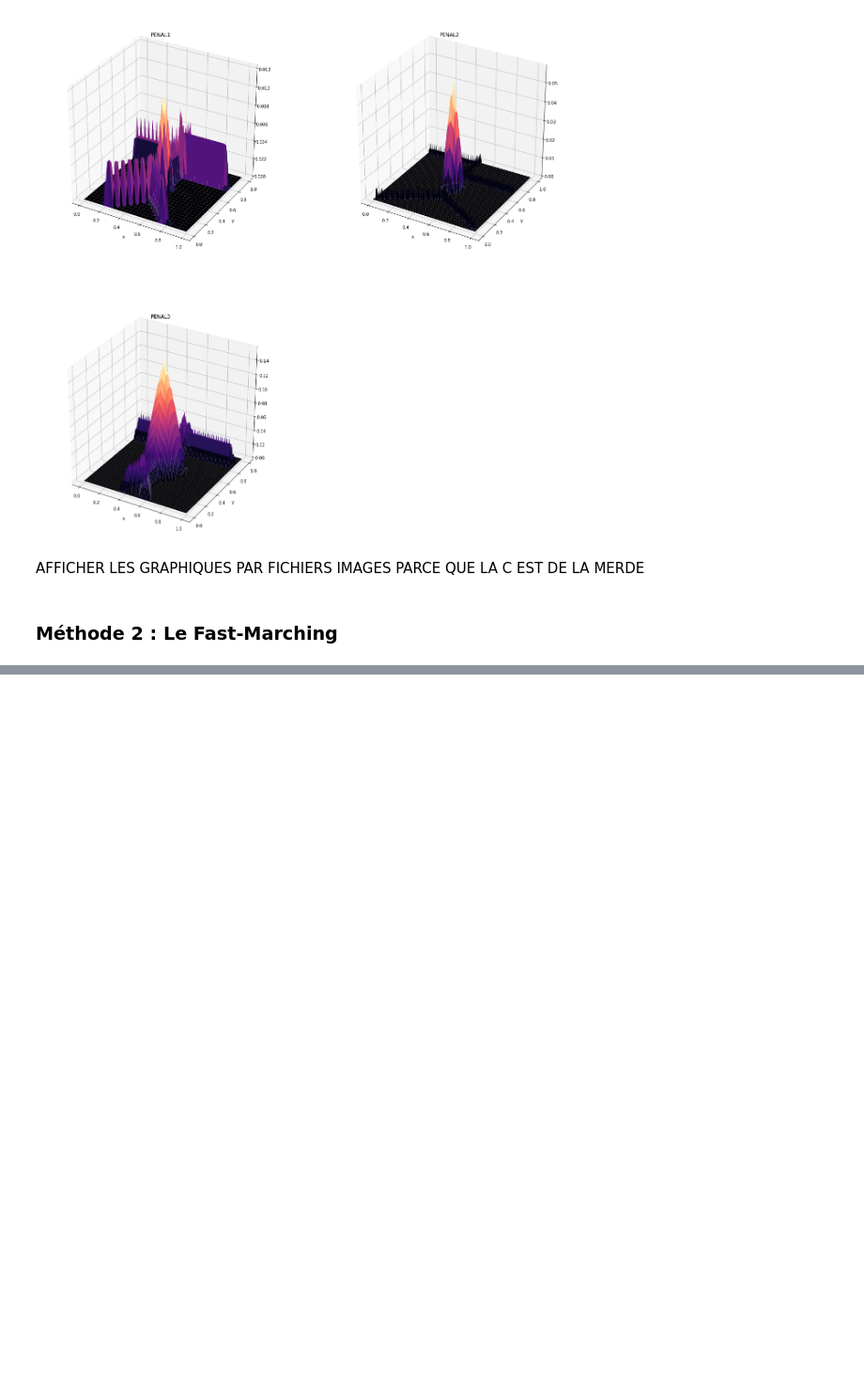
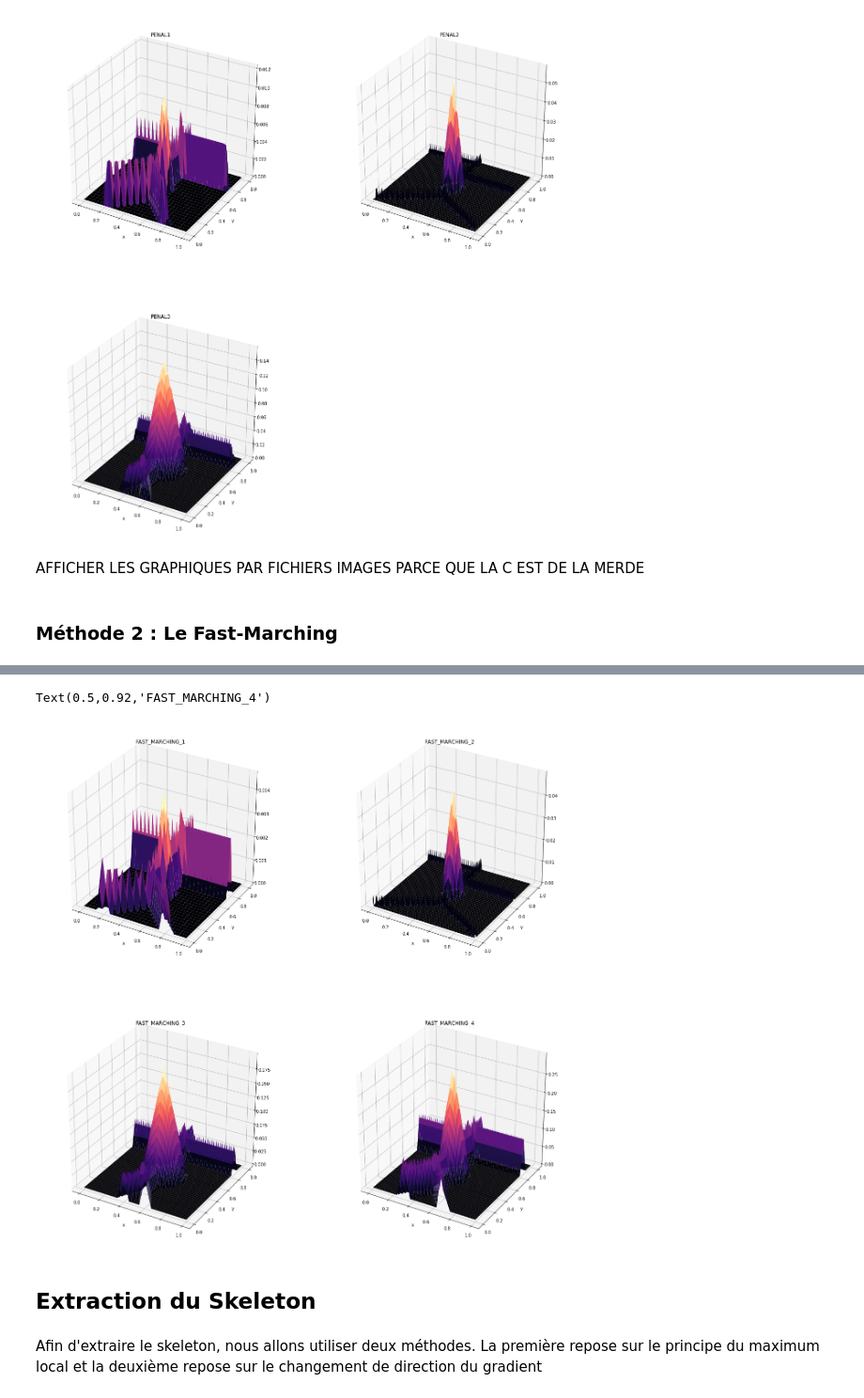
Before and after one commit to ThomasPhilibert0/cours, a Jupyter notebook: ANEVRISME/Projet_Anevrisme.ipynb, the cells around one changed output, grey strips where cells are left out. Shown at 94% size. Drawn from its saved outputs; the diff is of its cells as text; code cells hidden in the pictures; blank space fills up the shorter version.

```diff
--- a/ANEVRISME/Projet_Anevrisme.ipynb
+++ b/ANEVRISME/Projet_Anevrisme.ipynb
@@ -547,0 +619,54 @@ AFFICHER LES GRAPHIQUES PAR FICHIERS IMAGES PARCE QUE LA C EST DE LA MERDE
+# %%
+F_M_1 = FAST1*MASK1
+F_M_2 = FAST2*MASK2
+F_M_3 = FAST3*MASK3
+F_M_4 = FAST4*MASK4
+# %%
+fig = plt.figure(figsize = [22,22])
+
+#FAST_MARCHING_1
+ax = fig.add_subplot(221, projection = '3d')
+x = np.linspace(0,1,51)
+y = np.linspace(0,1,51)
+X,Y = np.meshgrid(x,y)
+ax.plot_surface(X,Y,F_M_1, cmap = 'magma')
+plt.xlabel("x")
+plt.ylabel("y")
+plt.title("FAST_MARCHING_1")
+
+#FAST_MARCHING_2
+ax = fig.add_subplot(222, projection = '3d')
+x = np.linspace(0,1,501)
+y = np.linspace(0,1,501)
+X,Y = np.meshgrid(x,y)
+ax.plot_surface(X,Y,F_M_2, cmap = 'magma')
+plt.xlabel("x")
+plt.ylabel("y")
+plt.title("FAST_MARCHING_2")
+
+#FAST_MARCHING_3
+ax = fig.add_subplot(223, projection = '3d')
+x = np.linspace(0,1,1001)
+y = np.linspace(0,1,1001)
+X,Y = np.meshgrid(x,y)
+ax.plot_surface(X,Y,F_M_3, cmap = 'magma')
+plt.xlabel("x")
+plt.ylabel("y")
+plt.title("FAST_MARCHING_3")
+
+#FAST_MARCHING_4
+ax = fig.add_subplot(224, projection = '3d')
+x = np.linspace(0,1,2001)
+y = np.linspace(0,1,2001)
+X,Y = np.meshgrid(x,y)
+ax.plot_surface(X,Y,F_M_4, cmap = 'magma')
+plt.xlabel("x")
+plt.ylabel("y")
+plt.title("FAST_MARCHING_4")
+# %% [output]
+Text(0.5,0.92,'FAST_MARCHING_4')
+[figure, added]
+# %% [markdown]
+## Extraction du Skeleton
+# %% [markdown]
+Afin d'extraire le skeleton, nous allons utiliser deux méthodes. La première repose sur le principe du maximum local et la deuxième repose sur le changement de direction du gradient
```
Also changed, not shown: parts of 10 cells of this notebook.
